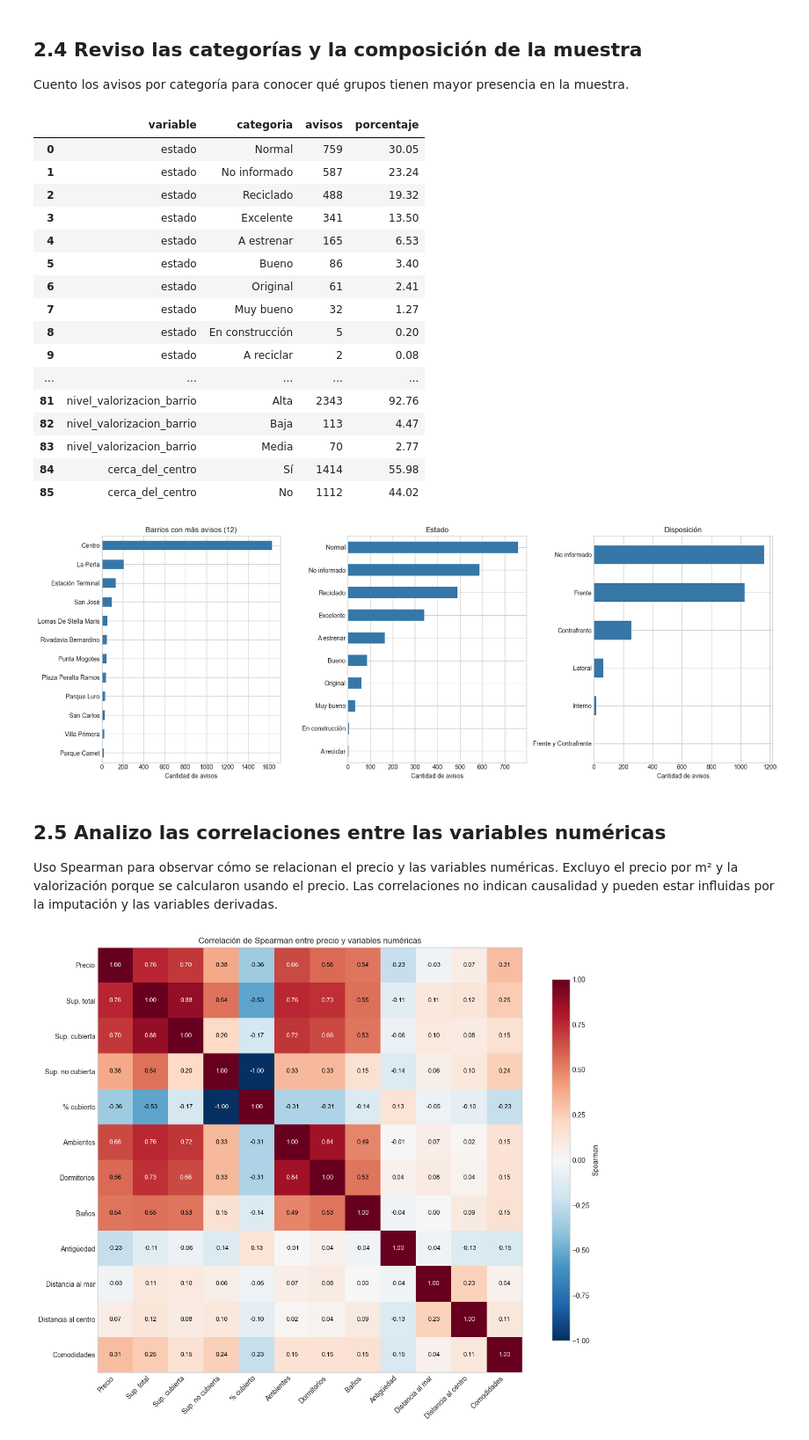
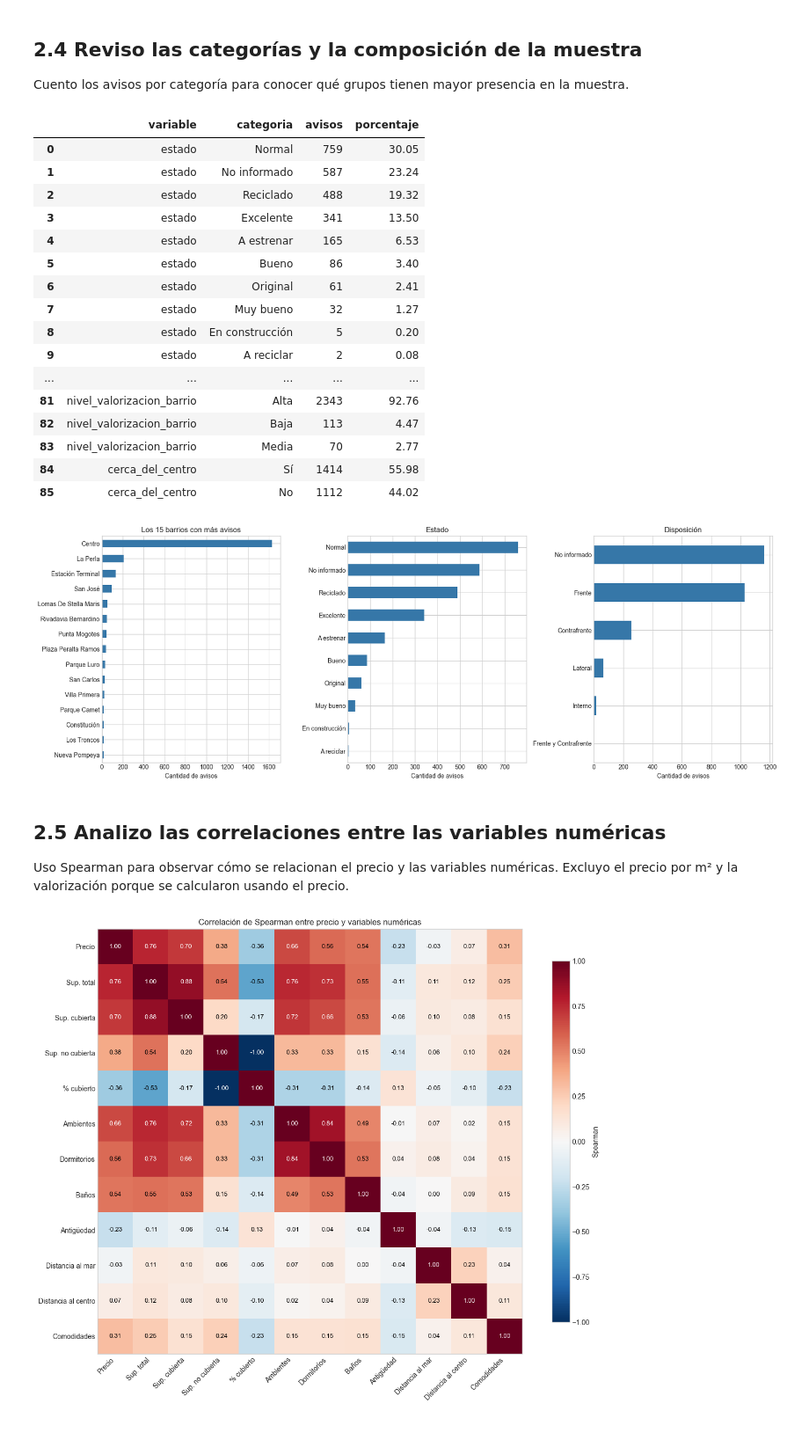
Before and after one commit to joaquingotte1/tfi-inmuebles-mar-del-plata, a Jupyter notebook: DATA_MODELING/01_EDA.ipynb, the cells around one changed output. Shown at 88% size. Cells and saved outputs as stored; diff of their text form; code cells hidden in the pictures.

```diff
--- a/DATA_MODELING/01_EDA.ipynb
+++ b/DATA_MODELING/01_EDA.ipynb
@@ -1025,40 +1025,40 @@ for columna in categoricas_eda:
     tablas_categoricas.append(tabla)
 frecuencias_eda = pd.concat(tablas_categoricas, ignore_index=True)
 display(frecuencias_eda.loc[frecuencias_eda['variable'].ne('barrio')])
 
 fig, axes = plt.subplots(1, 3, figsize=(17, 6))
 for ax, columna, titulo in zip(axes, ['barrio', 'estado', 'disposicion'],
-                               ['Barrios con más avisos (12)', 'Estado', 'Disposición']):
-    datos_eda[columna].value_counts(dropna=False).head(12).sort_values().plot.barh(
+                               ['Los 15 barrios con más avisos', 'Estado', 'Disposición']):
+    datos_eda[columna].value_counts(dropna=False).head(15).sort_values().plot.barh(
         ax=ax, color='#3677a8')
     ax.set_title(titulo)
     ax.set_xlabel('Cantidad de avisos')
     ax.set_ylabel('')
 fig.tight_layout()
 plt.show()
 # %% [output]
 |  | variable | categoria | avisos | porcentaje |
 | 0 | estado | Normal | 759 | 30.05 |
 | 1 | estado | No informado | 587 | 23.24 |
 | 2 | estado | Reciclado | 488 | 19.32 |
 | 3 | estado | Excelente | 341 | 13.50 |
 | 4 | estado | A estrenar | 165 | 6.53 |
 | 5 | estado | Bueno | 86 | 3.40 |
 | 6 | estado | Original | 61 | 2.41 |
 | 7 | estado | Muy bueno | 32 | 1.27 |
 | 8 | estado | En construcción | 5 | 0.20 |
 | 9 | estado | A reciclar | 2 | 0.08 |
 | ... | ... | ... | ... | ... |
 | 81 | nivel_valorizacion_barrio | Alta | 2343 | 92.76 |
 | 82 | nivel_valorizacion_barrio | Baja | 113 | 4.47 |
 | 83 | nivel_valorizacion_barrio | Media | 70 | 2.77 |
 | 84 | cerca_del_centro | Sí | 1414 | 55.98 |
 | 85 | cerca_del_centro | No | 1112 | 44.02 |
-[figure, old version]
+[figure, new version]
 # %% [markdown]
 ## 2.5 Analizo las correlaciones entre las variables numéricas
 
-Uso Spearman para observar cómo se relacionan el precio y las variables numéricas. Excluyo el precio por m² y la valorización porque se calcularon usando el precio. Las correlaciones no indican causalidad y pueden estar influidas por la imputación y las variables derivadas.
+Uso Spearman para observar cómo se relacionan el precio y las variables numéricas. Excluyo el precio por m² y la valorización porque se calcularon usando el precio.
 # %%
 variables_correlacion_eda = [
     'precio', 'superficie_total_m2', 'superficie_cubierta_m2',
```
Also changed, not shown: parts of 15 cells of this notebook, 7 other files.
